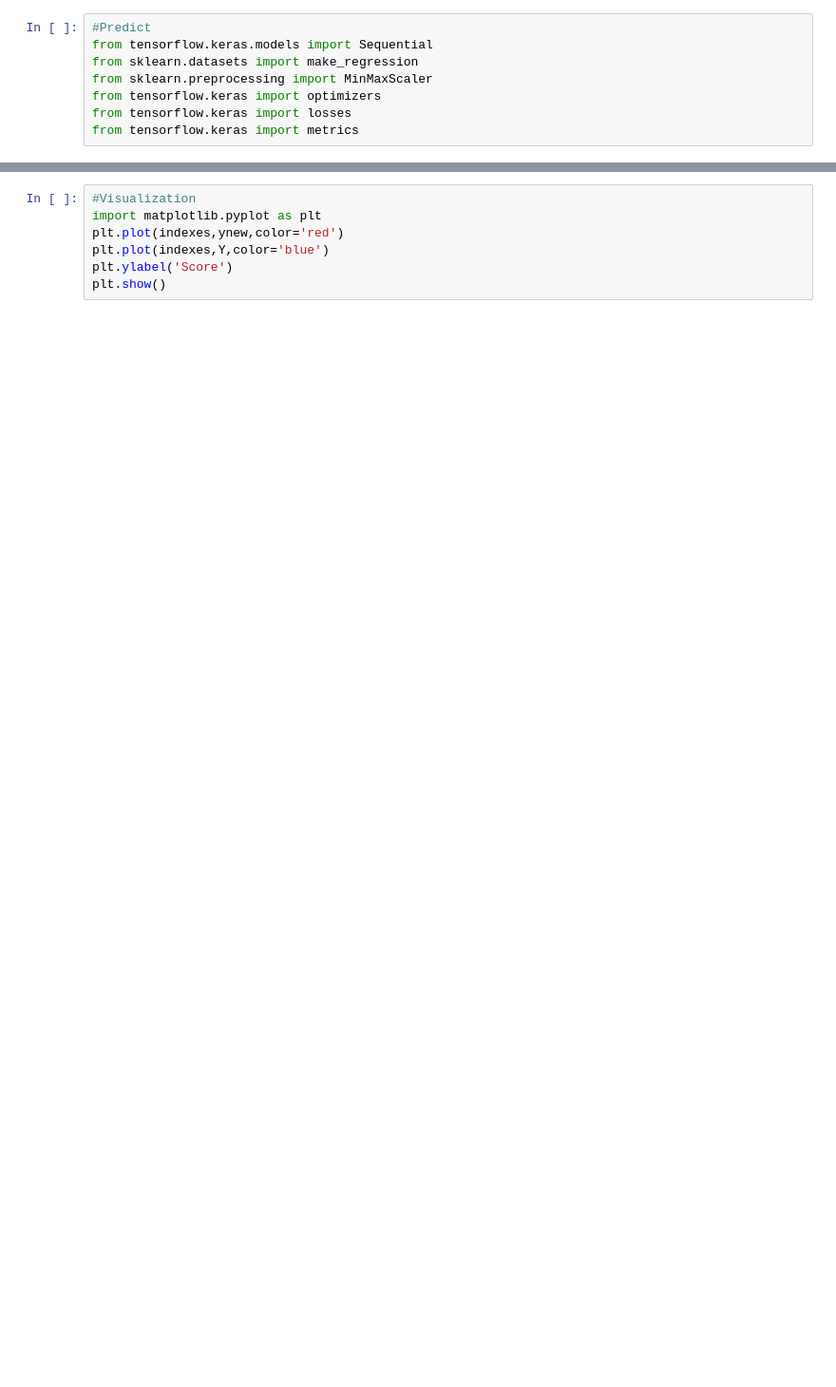
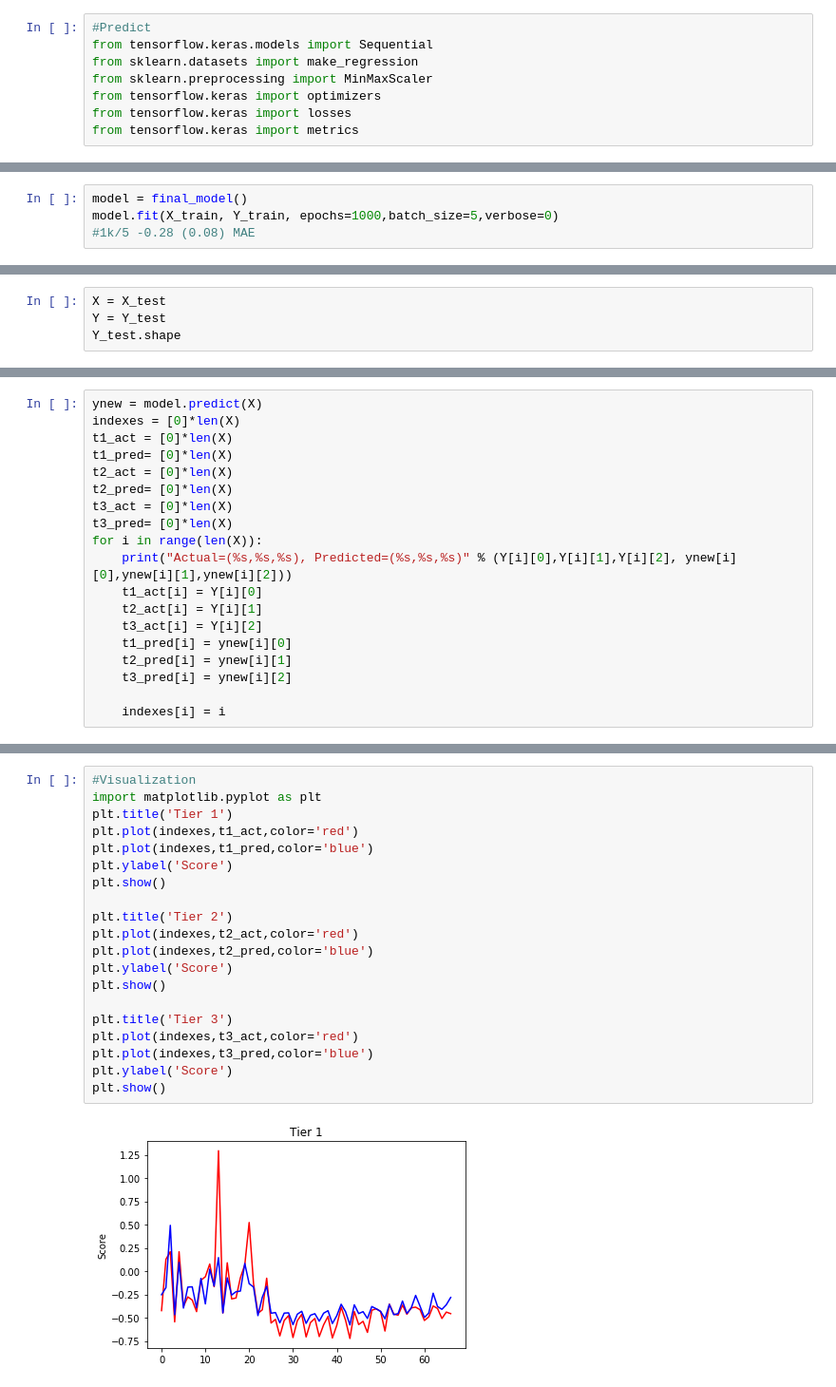
Before and after one commit to machine-learning-2018-2019-fasilkom-ui/MillionLive, a Jupyter notebook: Combined.ipynb, the cells around one changed output, grey strips where cells are left out. Shown at 95% size. Cells and saved outputs as stored; diff of their text form; blank space fills up the shorter version.

Commit message:
Implemented combined idol models with train/test split, Revised MLTD_v2 into v3, combined datasets are designed to allow for easier split

```diff
--- a/Combined.ipynb
+++ b/Combined.ipynb
@@ -82,0 +136,4 @@ def final_model():
+# %%
+model = final_model()
+model.fit(X_train, Y_train, epochs=1000,batch_size=5,verbose=0)
+#1k/5 -0.28 (0.08) MAE
@@ -82,0 +145,4 @@ def final_model():
+# %%
+X = X_test
+Y = Y_test
+Y_test.shape
@@ -97,0 +162,19 @@ for i in range(len(X)):
+# %%
+ynew = model.predict(X)
+indexes = [0]*len(X)
+t1_act = [0]*len(X)
+t1_pred= [0]*len(X)
+t2_act = [0]*len(X)
+t2_pred= [0]*len(X)
+t3_act = [0]*len(X)
+t3_pred= [0]*len(X)
+for i in range(len(X)):
+    print("Actual=(%s,%s,%s), Predicted=(%s,%s,%s)" % (Y[i][0],Y[i][1],Y[i][2], ynew[i][0],ynew[i][1],ynew[i][2]))
+    t1_act[i] = Y[i][0]
+    t2_act[i] = Y[i][1]
+    t3_act[i] = Y[i][2]
+    t1_pred[i] = ynew[i][0]
+    t2_pred[i] = ynew[i][1]
+    t3_pred[i] = ynew[i][2]
+
+    indexes[i] = i
@@ -98,7 +199,22 @@ for i in range(len(X)):
 # %%
 #Visualization
 import matplotlib.pyplot as plt
-plt.plot(indexes,ynew,color='red')
-plt.plot(indexes,Y,color='blue')
+plt.title('Tier 1')
+plt.plot(indexes,t1_act,color='red')
+plt.plot(indexes,t1_pred,color='blue')
 plt.ylabel('Score')
 plt.show()
+
+plt.title('Tier 2')
+plt.plot(indexes,t2_act,color='red')
+plt.plot(indexes,t2_pred,color='blue')
+plt.ylabel('Score')
+plt.show()
+
+plt.title('Tier 3')
+plt.plot(indexes,t3_act,color='red')
+plt.plot(indexes,t3_pred,color='blue')
+plt.ylabel('Score')
+plt.show()
+# %% [output]
+[figure, added]
```
Also changed, not shown: parts of 22 cells of this notebook, 2 other files.
